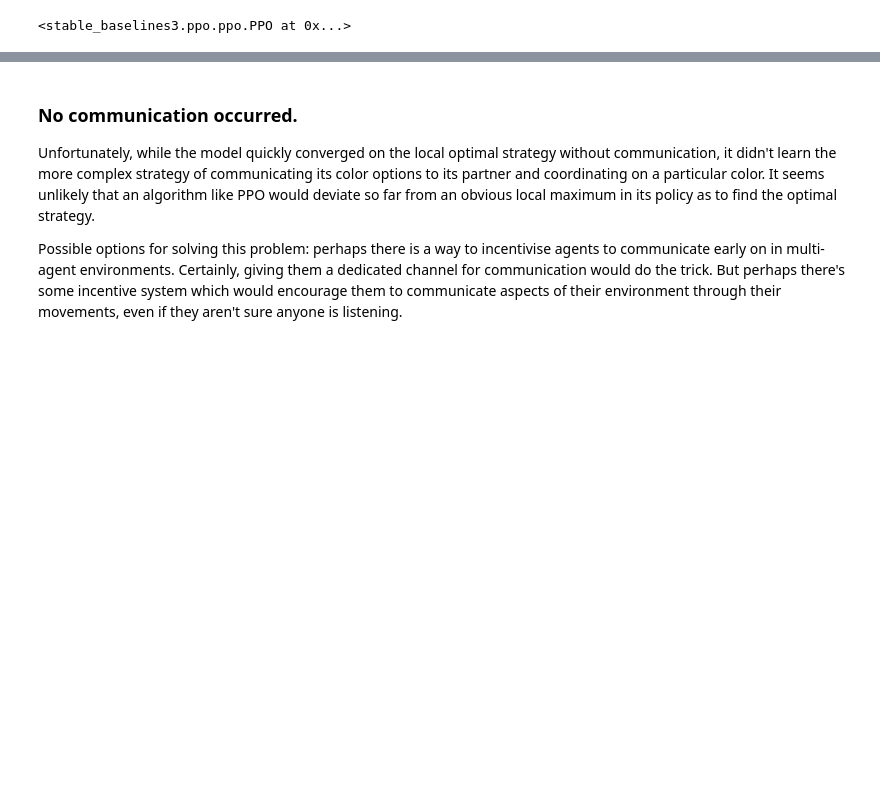
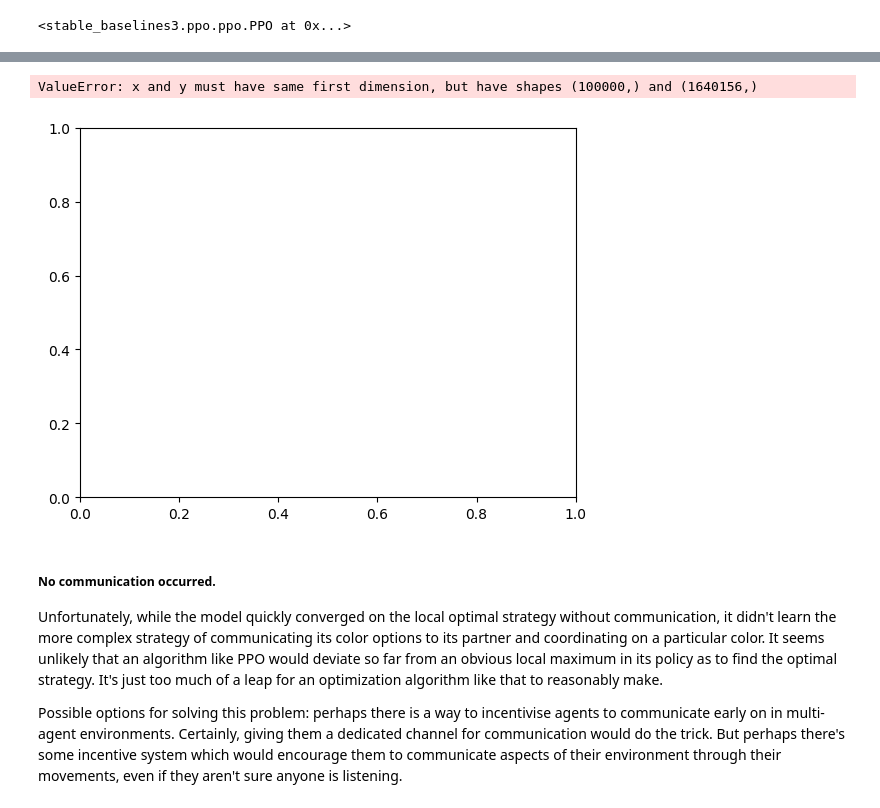
Before and after one commit to EvanMcCormick37/independent-study-F24-learning-RL-with-gymnasium, a Jupyter notebook: SimplifiedEmbodiedCommunicationGame.ipynb, the cells around one changed output, grey strips where cells are left out. Drawn from its saved outputs; the diff is of its cells as text; code cells hidden in the pictures; blank space fills up the shorter version.

```diff
--- a/SimplifiedEmbodiedCommunicationGame.ipynb
+++ b/SimplifiedEmbodiedCommunicationGame.ipynb
@@ -280,5 +324,10 @@ plot_results(mPPO_dir, window=25000, gaussian=True, title="SECG-v0 PPO Learning
+# %%
+plot_multi([mPPO_dir, mA2C_dir], ["PPO", "A2C"], stop = 200000, window = 100000, gaussian = True)
+# %% [output]
+ValueError: x and y must have same first dimension, but have shapes (100000,) and (1640156,)
+[figure, added]
 # %% [markdown]
-### No communication occurred.
-Unfortunately, while the model quickly converged on the local optimal strategy without communication, it didn't learn the more complex strategy of communicating its color options to its partner and coordinating on a particular color. It seems unlikely that an algorithm like PPO would deviate so far from an obvious local maximum in its policy as to find the optimal strategy.
+##### No communication occurred.
+Unfortunately, while the model quickly converged on the local optimal strategy without communication, it didn't learn the more complex strategy of communicating its color options to its partner and coordinating on a particular color. It seems unlikely that an algorithm like PPO would deviate so far from an obvious local maximum in its policy as to find the optimal strategy. It's just too much of a leap for an optimization algorithm like that to reasonably make.
 
 Possible options for solving this problem: perhaps there is a way to incentivise agents to communicate early on in multi-agent environments. Certainly, giving them a dedicated channel for communication would do the trick. But perhaps there's some incentive system which would encourage them to communicate aspects of their environment through their movements, even if they aren't sure anyone is listening.
```
Also changed, not shown: parts of 8 cells of this notebook, 4 other files.
